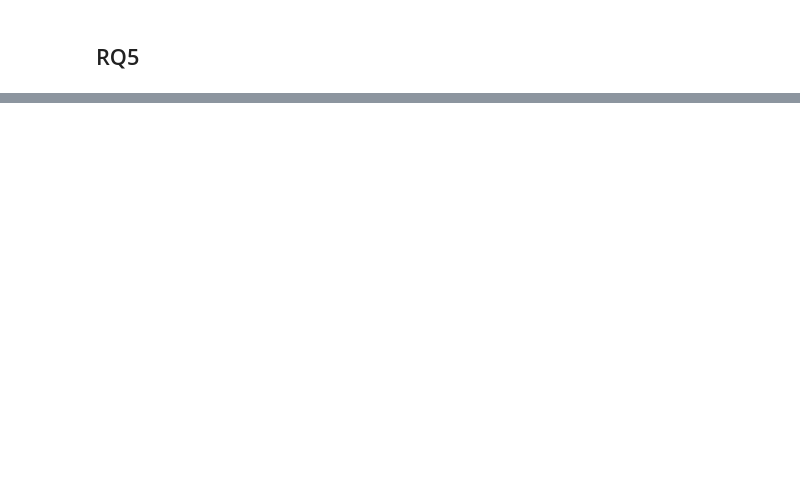
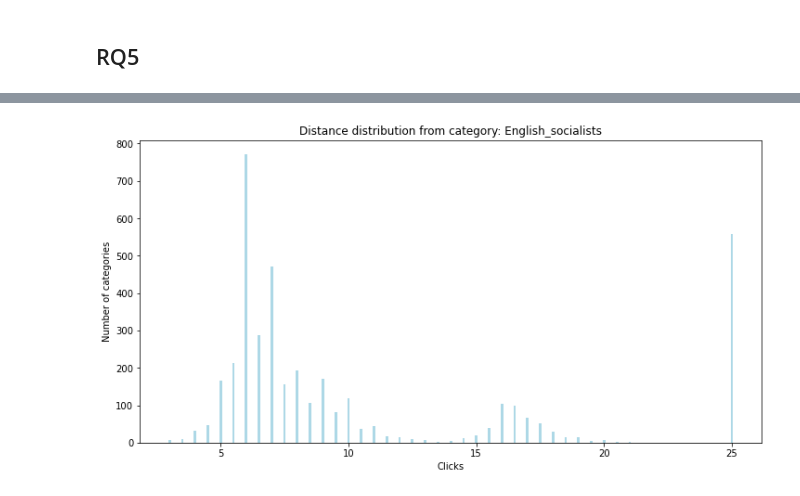
Before and after one commit to SimoneFiorellino/ADM-HW5, a Jupyter notebook: martina.ipynb, the cells around one changed output, grey strips where cells are left out. Drawn from its saved outputs; the diff is of its cells as text; code cells hidden in the pictures; blank space fills up the shorter version.

```diff
--- a/martina.ipynb
+++ b/martina.ipynb
@@ -625,0 +643,13 @@ Running time: 1819.1304697990417
+# %%
+distances = list(d.values())
+dist_plot = []
+for dist in set(distances):
+    dist_plot.append(distances.count(dist))
+plt.figure(figsize=(12,6))
+plt.bar(list(set(distances)),dist_plot,color = 'lightblue',width = 0.1);
+plt.ylabel('Number of categories')
+plt.xlabel('Clicks')
+plt.title(f'Distance distribution from category: {c0}')
+plt.show()
+# %% [output]
+[figure, added]
```
Also changed, not shown: parts of 35 cells of this notebook.
